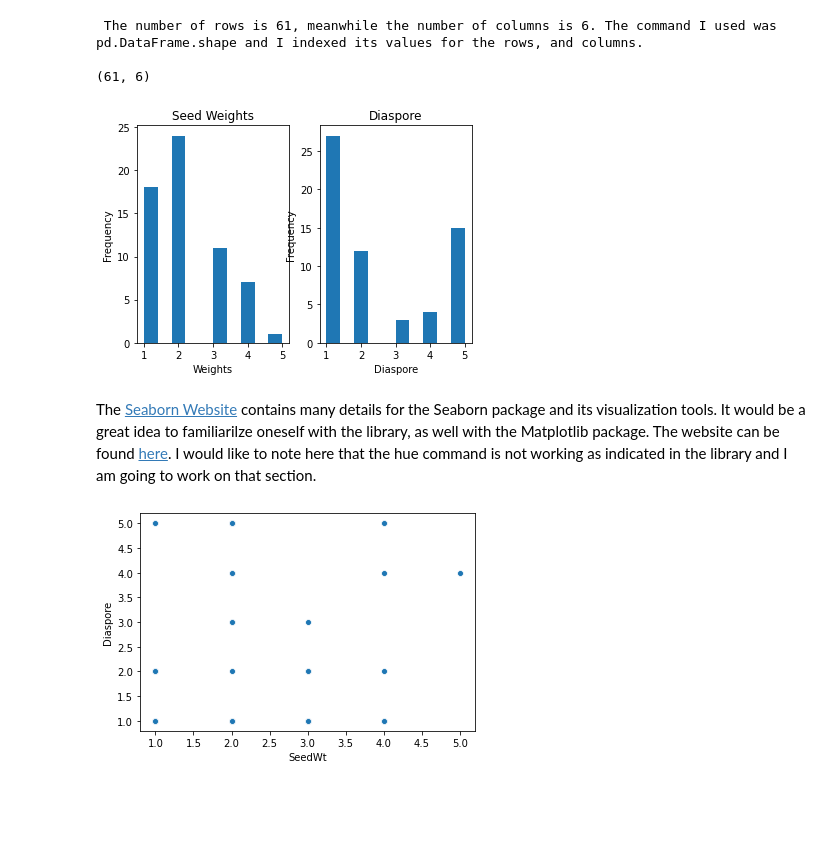
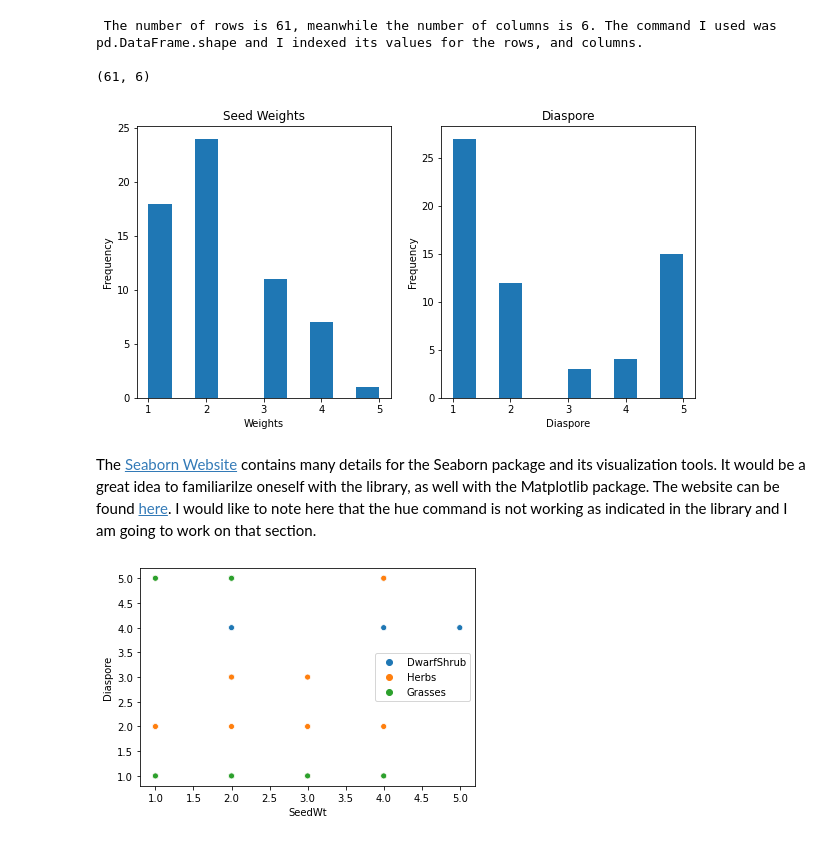
Before and after one commit to FPyC639/Tutorials, a Jupyter notebook: StarterPack.ipynb, the cells around one changed output. Saved outputs shown, nothing was run; the diff lists cells and outputs as text; code cells hidden in the pictures; blank space fills up the shorter version.

```diff
--- a/StarterPack.ipynb
+++ b/StarterPack.ipynb
@@ -164,17 +179,17 @@ print(seed_clean_df.shape)
 
 (61, 6)
 # %%
-fig1, [ax,ax1] = mplt.subplots(ncols = 2)
+fig1, [ax,ax1] = mplt.subplots(ncols = 2, figsize= (10,5))
 ax.hist(x=seed_clean_df['SeedWt'])
 ax.set_xlabel('Weights')
 ax.set_ylabel('Frequency')
 ax.set_title('Seed Weights')
 ax1.hist(x = seed_clean_df['Diaspore'])
 ax1.set_ylabel('Frequency')
 ax1.set_xlabel('Diaspore')
 ax1.set_title('Diaspore')
 mplt.show()
 # %% [output]
-[figure, old version]
+[figure, new version]
 # %% [markdown]
 <p> The <a href="https://seaborn.pydata.org/"> Seaborn Website</a> contains many details for the Seaborn package and its visualization tools. It would be a great idea to familiarilze oneself with the library, as well with the Matplotlib package. The website can be found <a href="https://matplotlib.org/stable/index.html"> here</a>. I would like to note here that the hue command is not working as indicated in the library and I am going to work on that section. </p>
@@ -181,5 +198,5 @@ mplt.show()
 # %%
-sns.scatterplot(x= seed_clean_df["SeedWt"], y= seed_clean_df["Diaspore"],hue= None, data= seed_clean_df)
+sns.scatterplot(data= seed_clean_df, x="SeedWt", y="Diaspore",hue=new)
 mplt.show()
 # %% [output]
-[figure, old version]
+[figure, new version]
```
Also changed, not shown: parts of 4 cells of this notebook.
